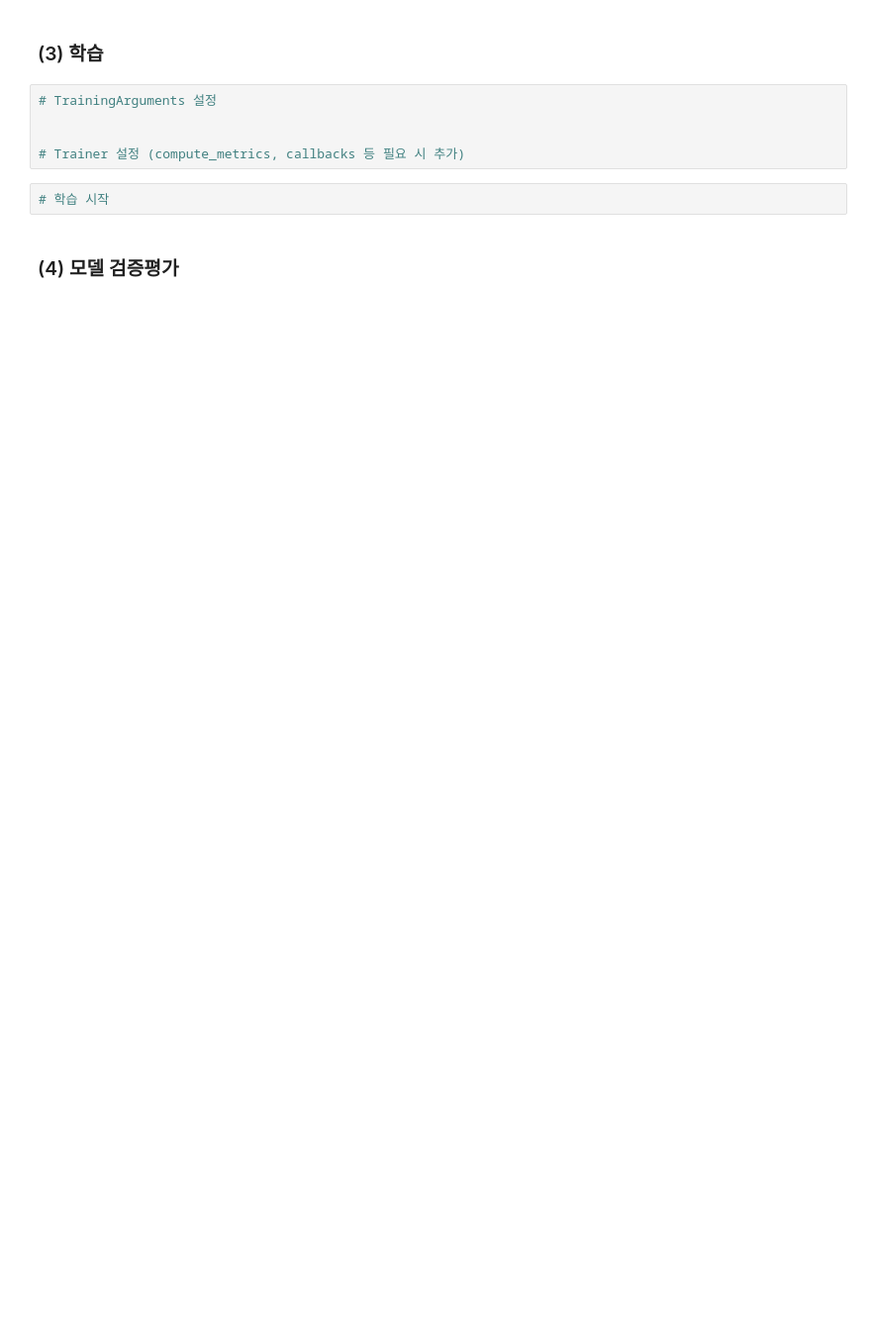
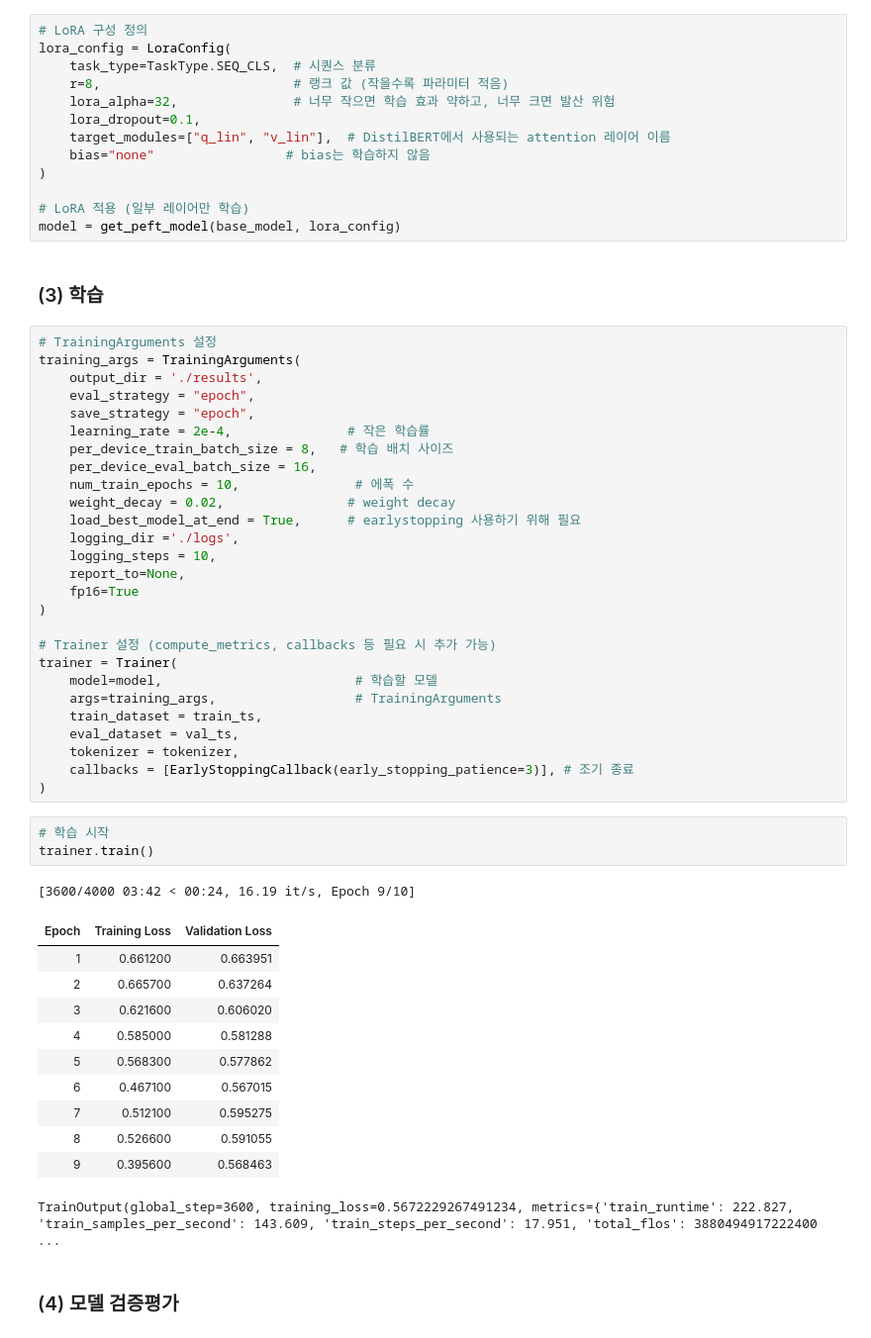
Before and after one commit to Sihyeon0123/AIVLE_School, a Jupyter notebook: 2차 미니프로젝트/Step1. 상품 리뷰 감성 분류.ipynb, the cells around one changed output. Shown at 99% size. Drawn from its saved outputs; the diff is of its cells as text; blank space fills up the shorter version.

```diff
--- a/2차 미니프로젝트/Step1. 상품 리뷰 감성 분류.ipynb
+++ b/2차 미니프로젝트/Step1. 상품 리뷰 감성 분류.ipynb
@@ -181,11 +352,60 @@ uploaded = files.upload()
+# %%
+# LoRA 구성 정의
+lora_config = LoraConfig(
+    task_type=TaskType.SEQ_CLS,  # 시퀀스 분류
+    r=8,                         # 랭크 값 (작을수록 파라미터 적음)
+    lora_alpha=32,               # 너무 작으면 학습 효과 약하고, 너무 크면 발산 위험
+    lora_dropout=0.1,
+    target_modules=["q_lin", "v_lin"],  # DistilBERT에서 사용되는 attention 레이어 이름
+    bias="none"                 # bias는 학습하지 않음
+)
+
+# LoRA 적용 (일부 레이어만 학습)
+model = get_peft_model(base_model, lora_config)
 # %% [markdown]
 ### (3) 학습
-# %%
-# TrainingArguments 설정
-
-
-# Trainer 설정 (compute_metrics, callbacks 등 필요 시 추가)
+# %%
+# TrainingArguments 설정
+training_args = TrainingArguments(
+    output_dir = './results',
+    eval_strategy = "epoch",
+    save_strategy = "epoch",
+    learning_rate = 2e-4,               # 작은 학습률
+    per_device_train_batch_size = 8,   # 학습 배치 사이즈
+    per_device_eval_batch_size = 16,
+    num_train_epochs = 10,               # 에폭 수
+    weight_decay = 0.02,                # weight decay
+    load_best_model_at_end = True,      # earlystopping 사용하기 위해 필요
+    logging_dir ='./logs',
+    logging_steps = 10,
+    report_to=None,
+    fp16=True
+)
+
+# Trainer 설정 (compute_metrics, callbacks 등 필요 시 추가 가능)
+trainer = Trainer(
+    model=model,                         # 학습할 모델
+    args=training_args,                  # TrainingArguments
+    train_dataset = train_ts,
+    eval_dataset = val_ts,
+    tokenizer = tokenizer,
+    callbacks = [EarlyStoppingCallback(early_stopping_patience=3)], # 조기 종료
+)
 # %%
 # 학습 시작
+trainer.train()
+# %% [output]
+[3600/4000 03:42 < 00:24, 16.19 it/s, Epoch 9/10]
+| Epoch | Training Loss | Validation Loss |
+| 1 | 0.661200 | 0.663951 |
+| 2 | 0.665700 | 0.637264 |
+| 3 | 0.621600 | 0.606020 |
+| 4 | 0.585000 | 0.581288 |
+| 5 | 0.568300 | 0.577862 |
+| 6 | 0.467100 | 0.567015 |
+| 7 | 0.512100 | 0.595275 |
+| 8 | 0.526600 | 0.591055 |
+| 9 | 0.395600 | 0.568463 |
+TrainOutput(global_step=3600, training_loss=0.5672229267491234, metrics={'train_runtime': 222.827, 'train_samples_per_second': 143.609, 'train_steps_per_second': 17.951, 'total_flos': 3880494917222400 ...
 # %% [markdown]
 ### (4) 모델 검증평가
```
Also changed, not shown: parts of 31 cells of this notebook, 2 other files.
